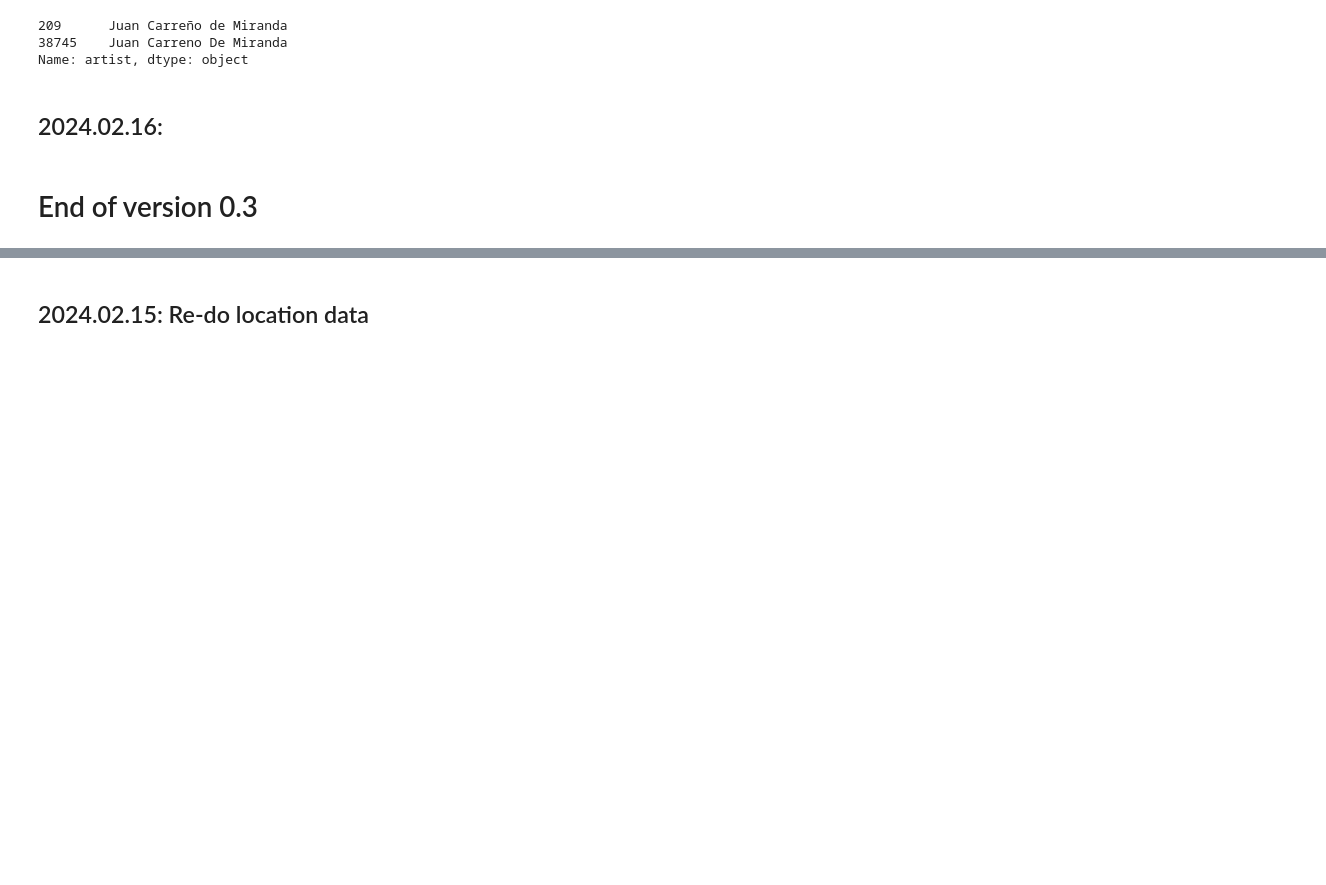
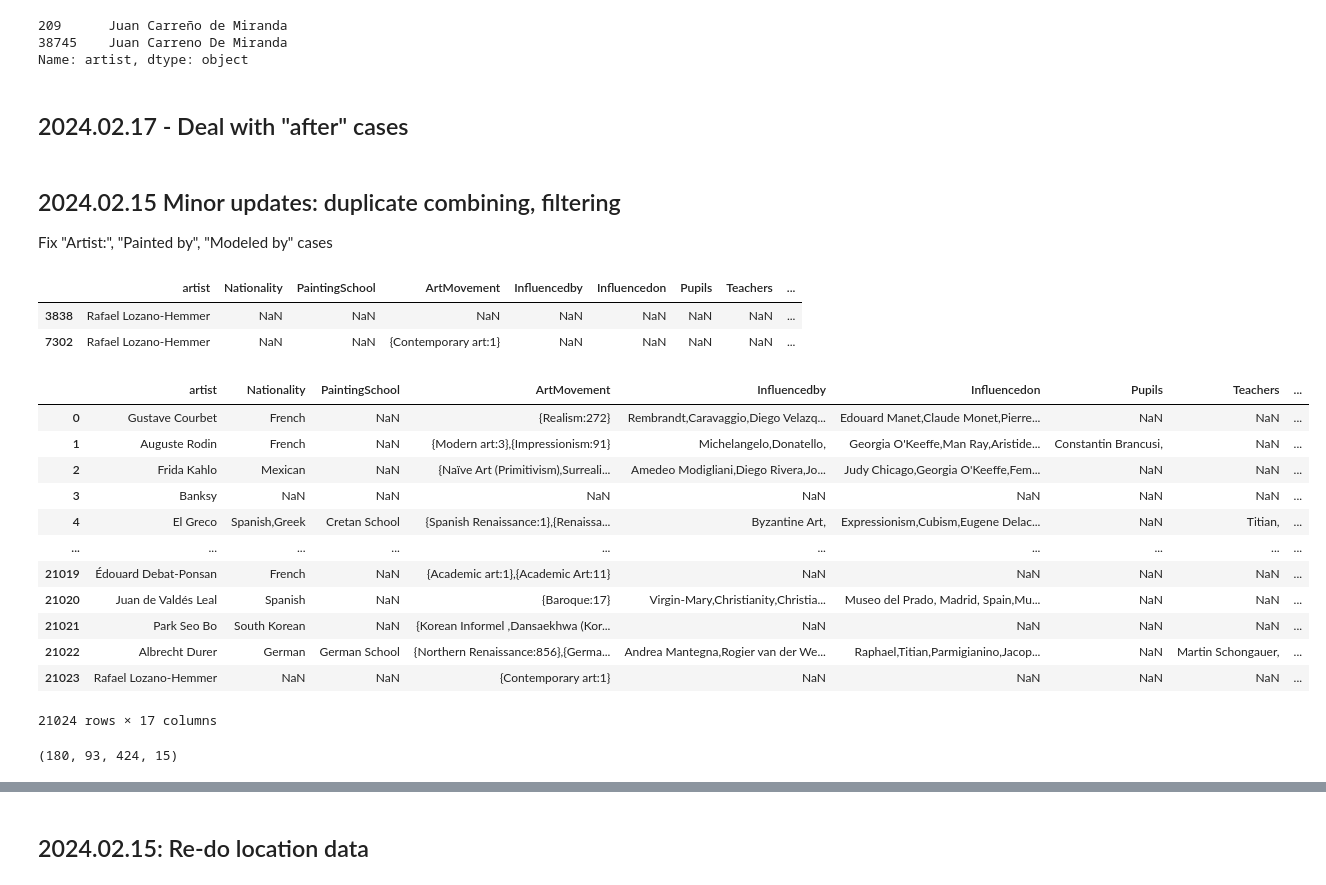
Before and after one commit to me9hanics/PainterPalette, a Jupyter notebook: art500k_updates.ipynb, the cells around one changed output, grey strips where cells are left out. Drawn from its saved outputs; the diff is of its cells as text; code cells hidden in the pictures; blank space fills up the shorter version.

Commit message:
clean artist names, combine instances

```diff
--- a/art500k_updates.ipynb
+++ b/art500k_updates.ipynb
@@ -322,4 +325,2 @@ Name: artist, dtype: object
 # %% [markdown]
-## 2024.02.16:
+## 2024.02.17 - Deal with "after" cases
-# %% [markdown]
-# End of version 0.3
@@ -325,0 +332,42 @@ Name: artist, dtype: object
+# %% [markdown]
+## 2024.02.15 Minor updates: duplicate combining, filtering
+Fix "Artist:", "Painted by", "Modeled by" cases
+# %%
+duplicates = art500k_artists[art500k_artists.duplicated(['artist'], keep=False)]
+(duplicates.sort_values(by=['artist'])[0:6])
+# %% [output]
+|  | artist | Nationality | PaintingSchool | ArtMovement | Influencedby | Influencedon | Pupils | Teachers | ... |
+| 3838 | Rafael Lozano-Hemmer | NaN | NaN | NaN | NaN | NaN | NaN | NaN | ... |
+| 7302 | Rafael Lozano-Hemmer | NaN | NaN | {Contemporary art:1} | NaN | NaN | NaN | NaN | ... |
+# %%
+art500k_artists = helper_functions.art500k_combine_duplicates(art500k_artists)
+art500k_artists
+# %% [output]
+|  | artist | Nationality | PaintingSchool | ArtMovement | Influencedby | Influencedon | Pupils | Teachers | ... |
+| 0 | Gustave Courbet | French | NaN | {Realism:272} | Rembrandt,Caravaggio,Diego Velazq... | Edouard Manet,Claude Monet,Pierre... | NaN | NaN | ... |
+| 1 | Auguste Rodin | French | NaN | {Modern art:3},{Impressionism:91} | Michelangelo,Donatello, | Georgia O'Keeffe,Man Ray,Aristide... | Constantin Brancusi, | NaN | ... |
+| 2 | Frida Kahlo | Mexican | NaN | {Naïve Art (Primitivism),Surreali... | Amedeo Modigliani,Diego Rivera,Jo... | Judy Chicago,Georgia O'Keeffe,Fem... | NaN | NaN | ... |
+| 3 | Banksy | NaN | NaN | NaN | NaN | NaN | NaN | NaN | ... |
+| 4 | El Greco | Spanish,Greek | Cretan School | {Spanish Renaissance:1},{Renaissa... | Byzantine Art, | Expressionism,Cubism,Eugene Delac... | NaN | Titian, | ... |
+| ... | ... | ... | ... | ... | ... | ... | ... | ... | ... |
+| 21019 | Édouard Debat-Ponsan | French | NaN | {Academic art:1},{Academic Art:11} | NaN | NaN | NaN | NaN | ... |
+| 21020 | Juan de Valdés Leal | Spanish | NaN | {Baroque:17} | Virgin-Mary,Christianity,Christia... | Museo del Prado, Madrid, Spain,Mu... | NaN | NaN | ... |
+| 21021 | Park Seo Bo | South Korean | NaN | {Korean Informel ,Dansaekhwa (Kor... | NaN | NaN | NaN | NaN | ... |
+| 21022 | Albrecht Durer | German | German School | {Northern Renaissance:856},{Germa... | Andrea Mantegna,Rogier van der We... | Raphael,Titian,Parmigianino,Jacop... | NaN | Martin Schongauer, | ... |
+| 21023 | Rafael Lozano-Hemmer | NaN | NaN | {Contemporary art:1} | NaN | NaN | NaN | NaN | ... |
+21024 rows × 17 columns
+# %%
+artist_word_case = []
+by_word_case = []
+copy_word_case = []
+for painter in art500k_artists['artist']:
+    if ("by " in painter.lower()):
+        by_word_case.append(painter)
+    if "artist" in painter.lower():
+        artist_word_case.append(painter)
+    if "copy" in painter.lower():
+        copy_word_case.append(painter)
+
+len(artist_word_case), len(by_word_case), len(after_word_case), len(copy_word_case)
+# %% [output]
+(180, 93, 424, 15)
```
Also changed, not shown: parts of 15 cells of this notebook, 2 other files.
